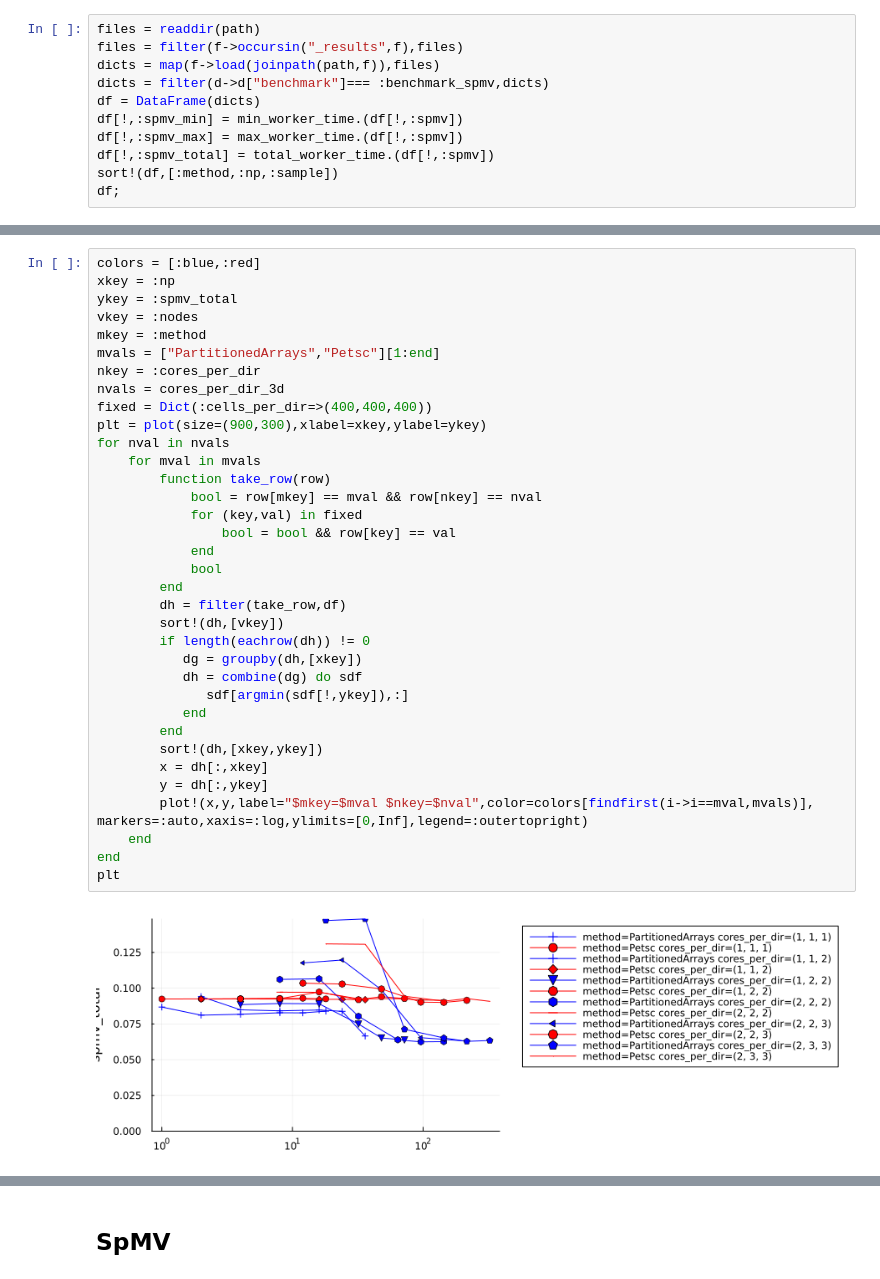
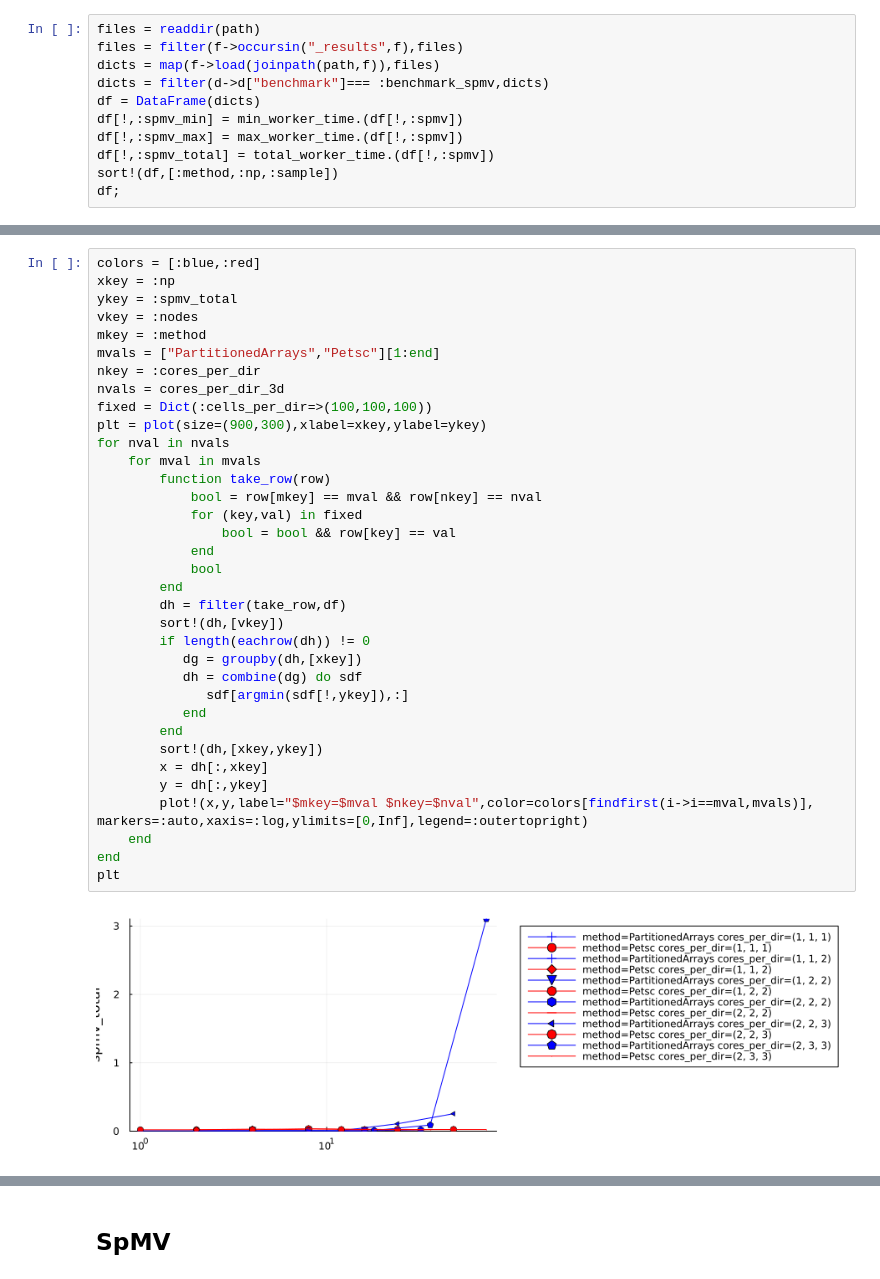
Before and after one commit to fverdugo/PartitionedArrays.jl, a Jupyter notebook: PartitionedArraysBenchmarks/analysis/analysis.ipynb, the cells around one changed output, grey strips where cells are left out. Cells and saved outputs as stored; diff of their text form.

```diff
--- a/PartitionedArraysBenchmarks/analysis/analysis.ipynb
+++ b/PartitionedArraysBenchmarks/analysis/analysis.ipynb
@@ -177,35 +177,35 @@ vkey = :nodes
 mkey = :method
 mvals = ["PartitionedArrays","Petsc"][1:end]
 nkey = :cores_per_dir
 nvals = cores_per_dir_3d
-fixed = Dict(:cells_per_dir=>(400,400,400))
+fixed = Dict(:cells_per_dir=>(100,100,100))
 plt = plot(size=(900,300),xlabel=xkey,ylabel=ykey)
 for nval in nvals
     for mval in mvals
         function take_row(row)
             bool = row[mkey] == mval && row[nkey] == nval
             for (key,val) in fixed
                 bool = bool && row[key] == val
             end
             bool
         end
         dh = filter(take_row,df)
         sort!(dh,[vkey])
         if length(eachrow(dh)) != 0
            dg = groupby(dh,[xkey])
            dh = combine(dg) do sdf
               sdf[argmin(sdf[!,ykey]),:]
            end
         end
         sort!(dh,[xkey,ykey])
         x = dh[:,xkey]
         y = dh[:,ykey]
         plot!(x,y,label="$mkey=$mval $nkey=$nval",color=colors[findfirst(i->i==mval,mvals)], markers=:auto,xaxis=:log,ylimits=[0,Inf],legend=:outertopright)
     end
 end
 plt
 # %% [output]
-[figure, old version]
+[figure, new version]
 # %%
 colors = [:blue,:red]
 xkey = :np
```
Also changed, not shown: parts of 4 cells of this notebook.
